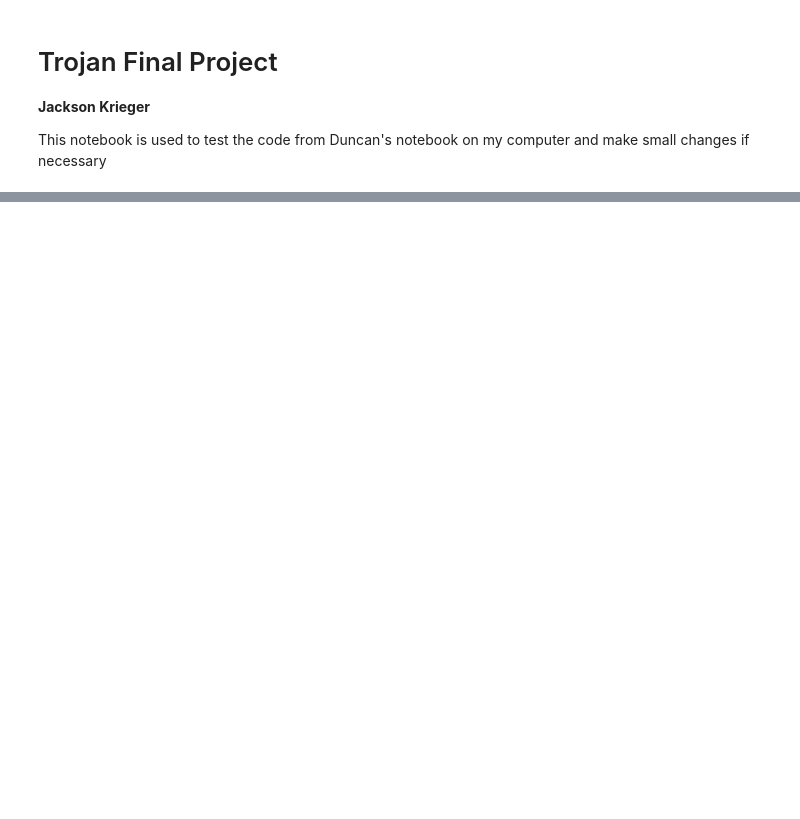
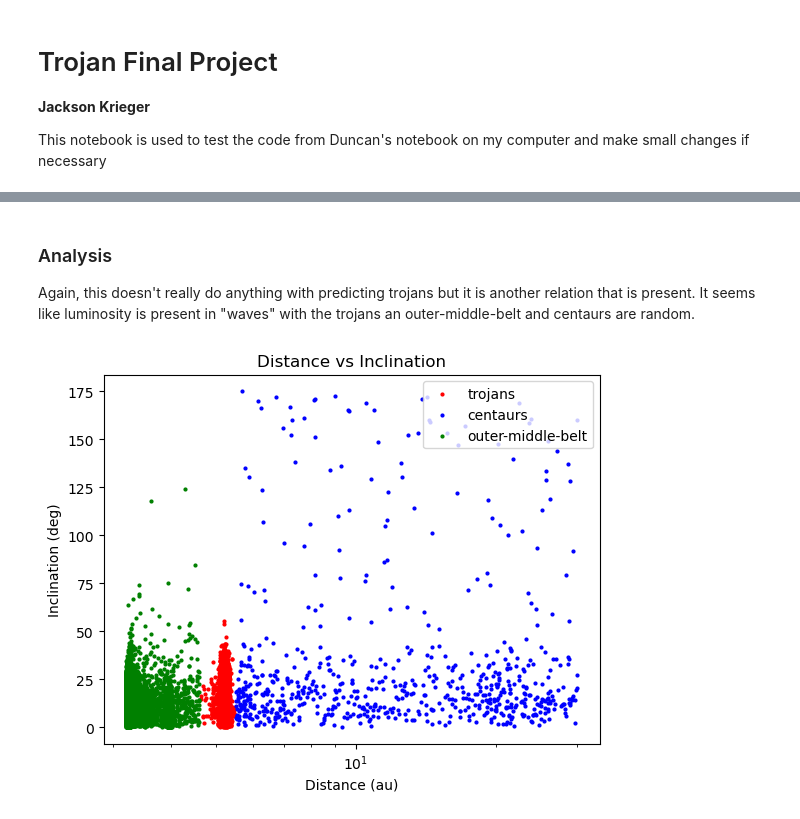
Before and after one commit to GPGN-268-archive/FP-02-Trojans, a Jupyter notebook: krieger-notebook.ipynb, the cells around one changed output, grey strips where cells are left out. Cells and saved outputs as stored; diff of their text form; code cells hidden in the pictures; blank space fills up the shorter version.

```diff
--- a/krieger-notebook.ipynb
+++ b/krieger-notebook.ipynb
@@ -43,0 +130,17 @@ plt.show()
+# %% [markdown]
+### Analysis
+Again, this doesn't really do anything with predicting trojans but it is another relation that is present. It seems like luminosity is present in "waves" with the trojans an outer-middle-belt and centaurs are random.
+# %%
+# try more parameters
+
+plt.scatter(trojans["a"], trojans["i"], c = "r", s = 4, label = "trojans") # trojan points
+plt.scatter(centaurs["a"], centaurs["i"], c = "b", s = 4, label = "centaurs")
+plt.scatter(outermb["a"], outermb["i"], c = "g", s = 4, label = "outer-middle-belt")
+plt.legend(loc = 'upper right')
+plt.semilogx()
+plt.title("Distance vs Inclination")
+plt.xlabel("Distance (au)")
+plt.ylabel("Inclination (deg)")
+plt.show()
+# %% [output]
+[figure, added]
```
Also changed, not shown: parts of 11 cells of this notebook.
